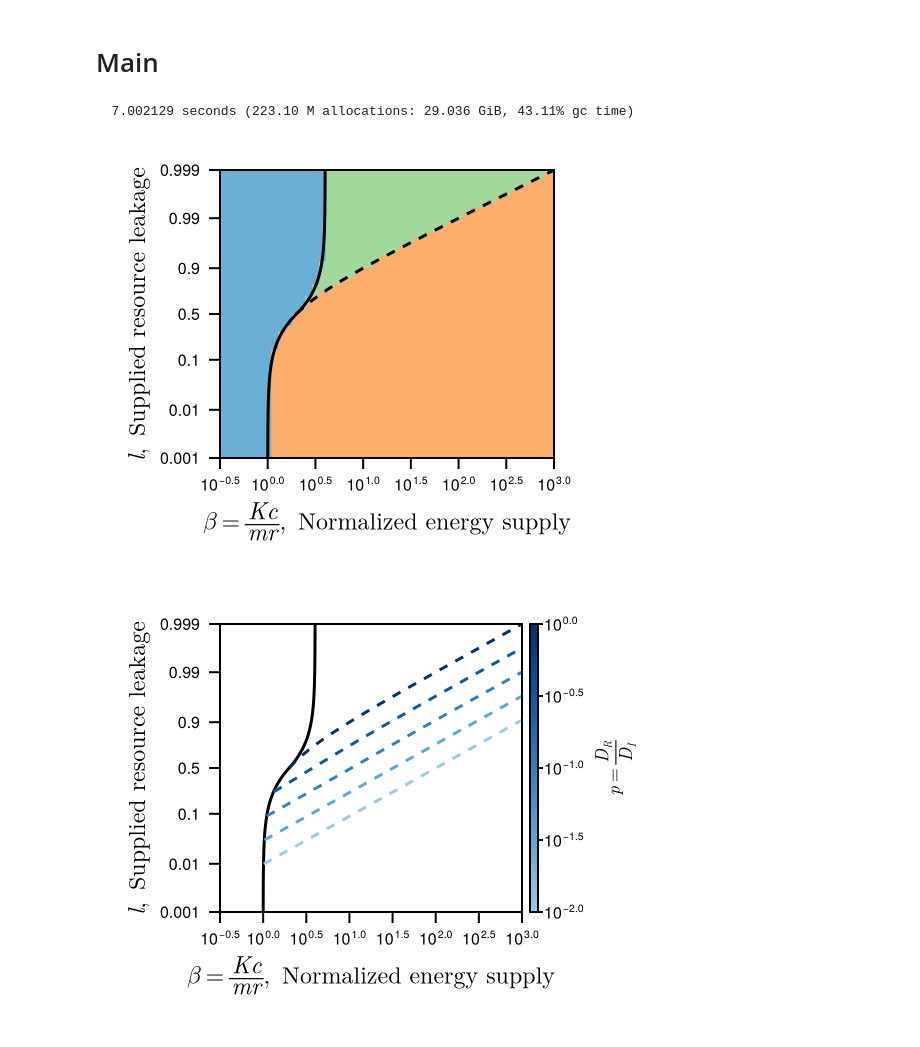
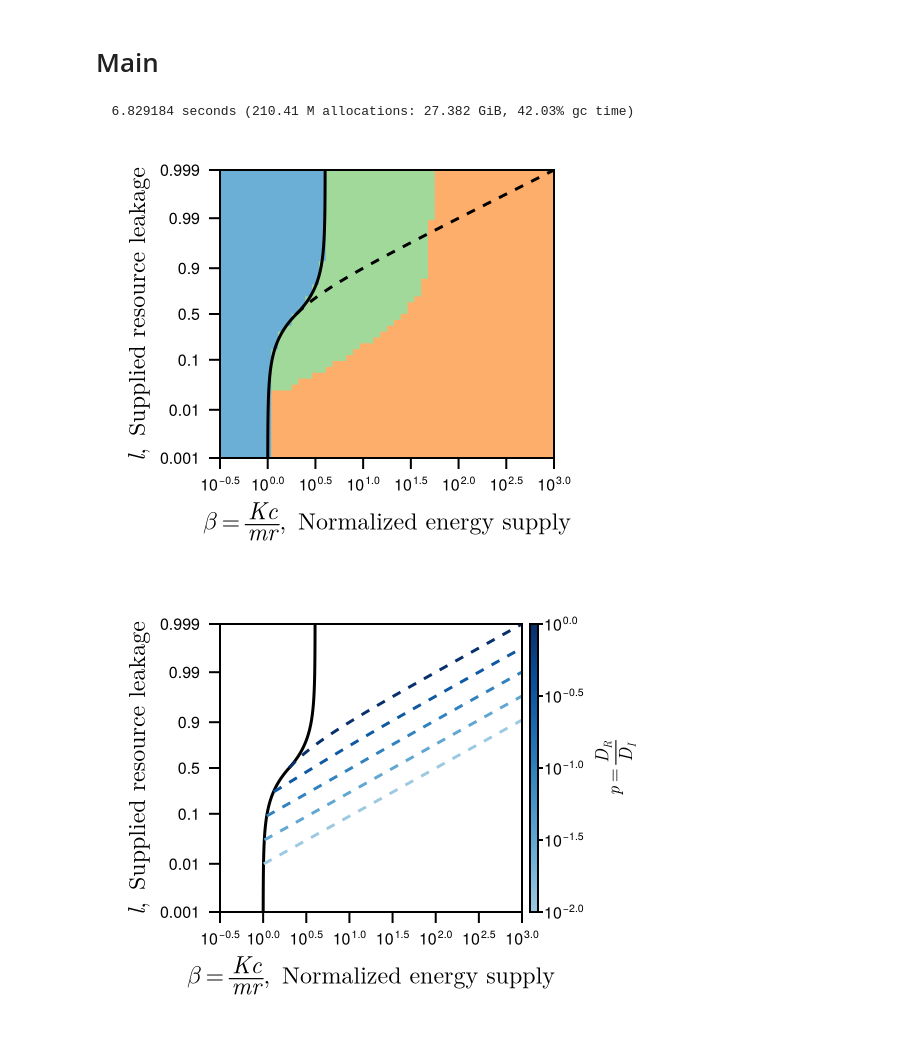
Before and after one commit to kockahonza/SSMC, a Jupyter notebook: notebooks/clean slate 2/MM phase diagrams.ipynb, the cells around one changed output. Cells and saved outputs as stored; diff of their text form; code cells hidden in the pictures.

```diff
--- a/notebooks/clean slate 2/MM phase diagrams.ipynb
+++ b/notebooks/clean slate 2/MM phase diagrams.ipynb
@@ -15,37 +27,37 @@ using CairoMakie
 CairoMakie.activate!()
 # %% [markdown]
 # Main
-# %%
-logKs = range(-0.5, 3, 50)
-lmin = 0.001
-lmax = 1 - lmin
-numls = 50
-
-m = 1.
-c = 1.
-p = 1
-
-ks = 10 .^ range(-6, 4, 10000)
-
-leakxs = range(LeakageScale.ltox(lmin), LeakageScale.ltox(lmax), numls)
-ls = LeakageScale.l.(leakxs)
-Ks = 10 .^ logKs
-
-# @time pd_results = do_Kl_pd_run(
-#     logKs, ls,
-#     m, c,
-#     0., 1., p,
-# );
-@time pd_results = do_Kl_pd_run_scanning(
-    ks,
-    logKs, ls,
-    m, c,
-    # 0.0, 1., p;
-    1e-6, 1., p;
-    threshold=1e-9
-);
-# %% [output]
-  7.002129 seconds (223.10 M allocations: 29.036 GiB, 43.11% gc time)
+# %%
+logKs = range(-0.5, 3, 50)
+lmin = 0.001
+lmax = 1 - lmin
+numls = 50
+
+m = 1.
+c = 1.
+p = 1.
+
+ks = 10 .^ range(-6, 4, 10000)
+
+leakxs = range(LeakageScale.ltox(lmin), LeakageScale.ltox(lmax), numls)
+ls = LeakageScale.l.(leakxs)
+Ks = 10 .^ logKs
+
+# @time pd_results = do_Kl_pd_run(
+#     logKs, ls,
+#     m, c,
+#     0., 1., p,
+# );
+@time pd_results = do_Kl_pd_run_scanning(
+    ks,
+    logKs, ls,
+    m, c,
+    # 0.0, 1., p;
+    1e-6, 1., 1e-2;
+    threshold=1e-9
+);
+# %% [output]
+  6.829184 seconds (210.41 M allocations: 27.382 GiB, 42.03% gc time)
 # %%
 lticks=[0.001, 0.01, 0.1, 0.5, 0.9, 0.99, 0.999]
 
@@ -59,35 +71,35 @@ ax = Axis(fig[1,1],
     # xlabel=L"K,\enspace\text{Resource supply rate}",
     ylabel=L"l,\enspace\text{Supplied resource leakage}",
     xlabelsize=8fontsize_ltex_pt,
     ylabelsize=8fontsize_ltex_pt,
     xticklabelsize=6fontsize_pt,
     yticklabelsize=6fontsize_pt,
 )
 
 heatmap!(ax, Ks, leakxs, PaperColors.mma_coloring_simple.(pd_results))
 
 thr_leakxs = range(extrema(leakxs)..., 1000)
 thr_ls = LeakageScale.l.(thr_leakxs)
 
 extline_Ks = MinimalModelV2.fr_ext_line_K.(thr_ls, 1., 1.)
 instabline_Ks = MinimalModelV2.fr_cor1_instab_line_K.(thr_ls, 1., 1., p)
 
 lines!(ax, extline_Ks, thr_leakxs;
     color=:black,
 )
 lines!(ax, instabline_Ks, thr_leakxs;
     color=:black,
     linestyle=:dash,
 )
 
 xlims!(ax, extrema(Ks))
 ylims!(ax, extrema(leakxs))
 
-Makie.save("../../data/mm_phase_diagrams/DN0.pdf", fig)
+Makie.save("../../data/mm_phase_diagrams/DN1e-6_DR1e-2.pdf", fig)
 
 fig
 # %% [output]
-[figure, old version]
+[figure, new version]
 # %%
 lticks=[0.001, 0.01, 0.1, 0.5, 0.9, 0.99, 0.999]
 
```
Also changed, not shown: parts of 1 cell of this notebook, 17 other files.
